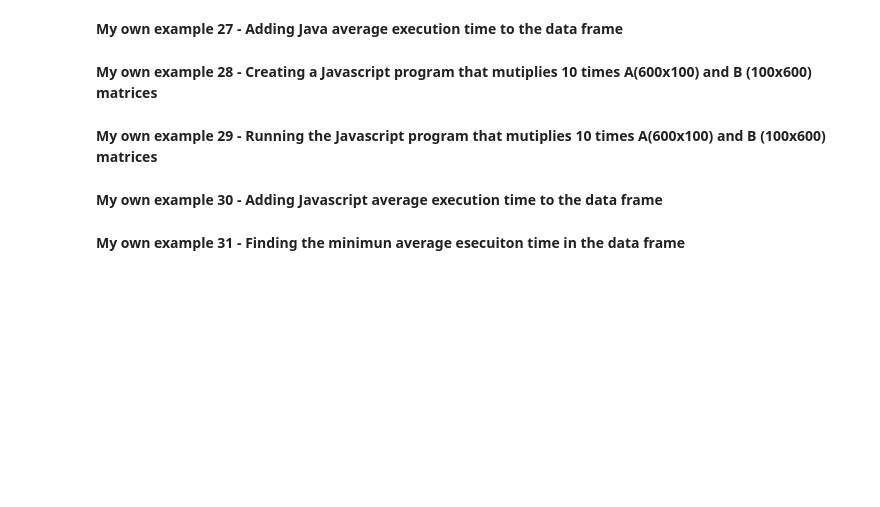
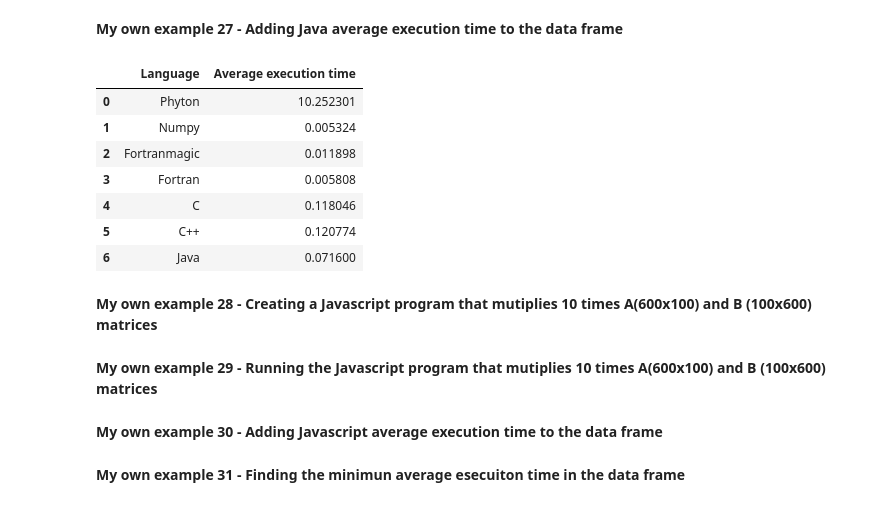
Before and after one commit to juperdomog/MetNumUN2023I, a Jupyter notebook: juperdomog_Lab2.ipynb, the cells around one changed output. Drawn from its saved outputs; the diff is of its cells as text; code cells hidden in the pictures; blank space fills up the shorter version.

```diff
--- a/juperdomog_Lab2.ipynb
+++ b/juperdomog_Lab2.ipynb
@@ -580,2 +534,5 @@ f951: Error: Unexpected end of file in ‘test.f’
 # %% [markdown]
 **My own example 18 - Adding Fortran average execution time to the data frame**
+# %%
+T.loc[len(T.index)] = ['Fortran',5.80759905E-03]
+T
@@ -667,2 +591,5 @@ Overwriting matmul.c
 # %% [markdown]
 **My own example 21 - Adding c average execution time to the data frame**
+# %%
+T.loc[len(T.index)] = ['C',0.118046]
+T
@@ -679,5 +700,17 @@ Overwriting matmul.c
 # %% [markdown]
 **My own example 27 - Adding Java average execution time to the data frame**
+# %%
+T.loc[len(T.index)] = ['Java',0.071600]
+T
+# %% [output]
+|  | Language | Average execution time |
+| 0 | Phyton | 10.252301 |
+| 1 | Numpy | 0.005324 |
+| 2 | Fortranmagic | 0.011898 |
+| 3 | Fortran | 0.005808 |
+| 4 | C | 0.118046 |
+| 5 | C++ | 0.120774 |
+| 6 | Java | 0.071600 |
 # %% [markdown]
 **My own example 28 - Creating a Javascript program that mutiplies 10 times A(600x100) and  B (100x600) matrices**
 # %% [markdown]
```
Also changed, not shown: parts of 31 cells of this notebook.
